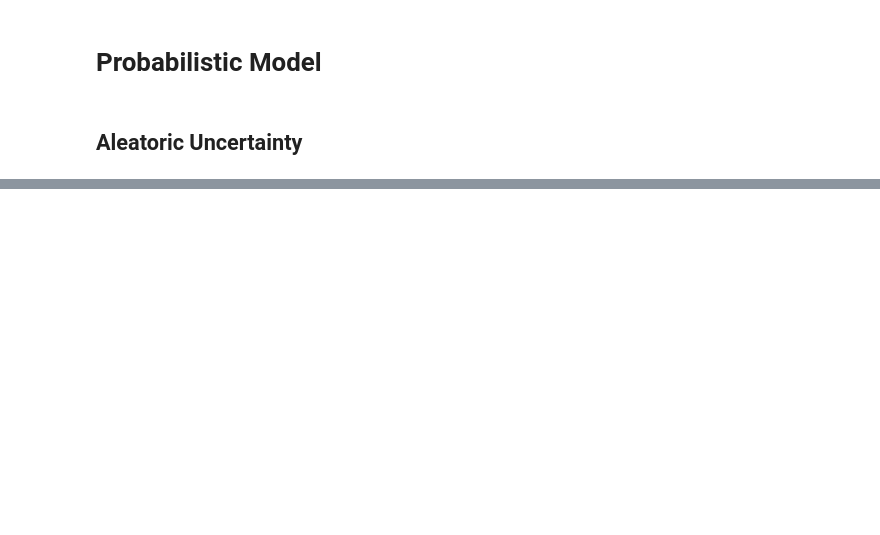
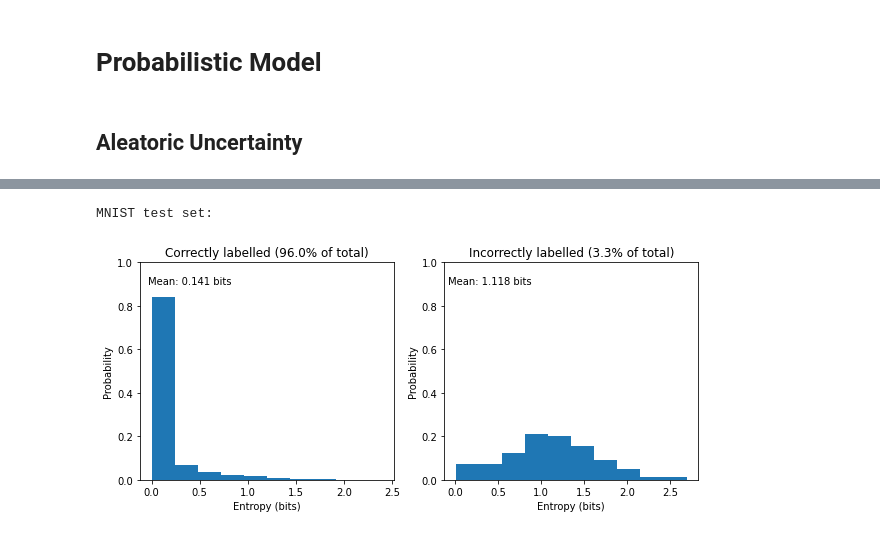
Before and after one commit to basselkassem/probabilistic-ml, a Jupyter notebook: baysian_nn.ipynb, the cells around one changed output, grey strips where cells are left out. Cells and saved outputs as stored; diff of their text form; code cells hidden in the pictures; blank space fills up the shorter version.

```diff
--- a/baysian_nn.ipynb
+++ b/baysian_nn.ipynb
@@ -339,0 +436,6 @@ Corrupted MNIST test set:
+# %%
+print('MNIST test set:')
+plot_entropy_distribution(epistemic_model, X_test, y_test)
+# %% [output]
+MNIST test set:
+[figure, added]
```
Also changed, not shown: parts of 32 cells of this notebook.
